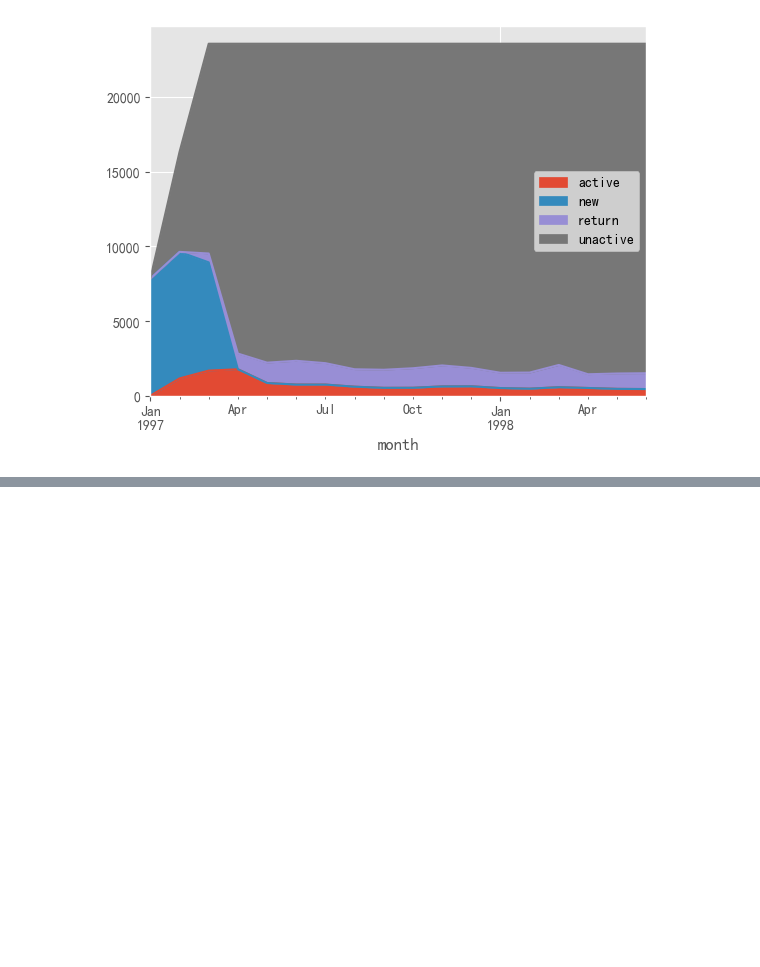
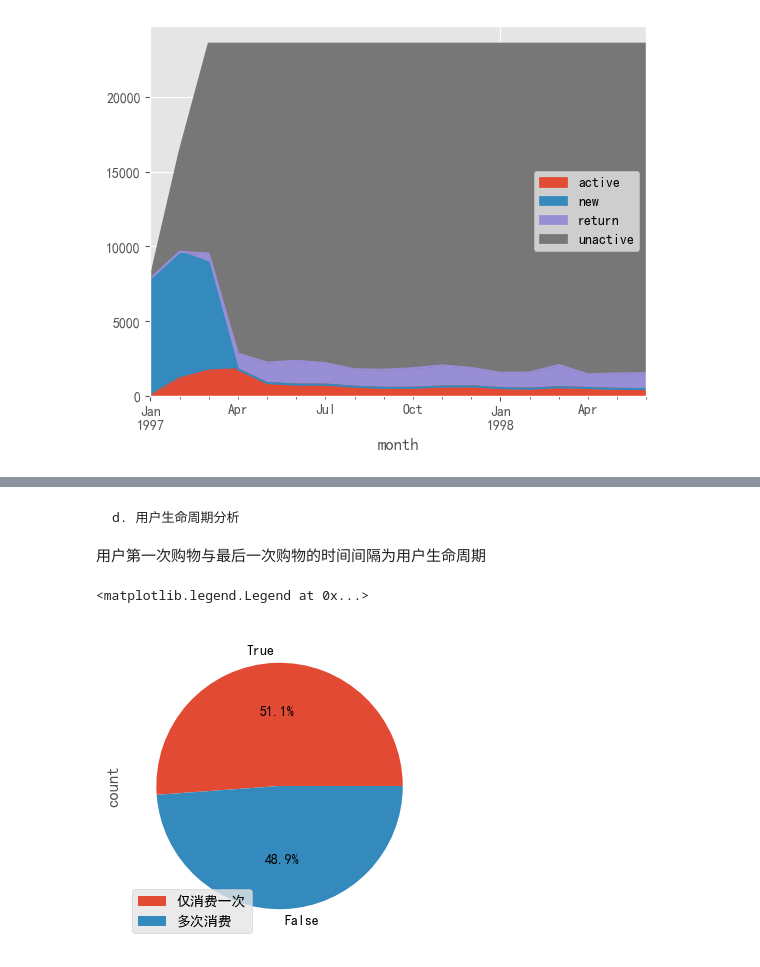
Before and after one commit to Fade-Smile/Basic-of-Data-Analyst, a Jupyter notebook: Project/3. User consumption behavior data analysis.ipynb, the cells around one changed output, grey strips where cells are left out. Cells and saved outputs as stored; diff of their text form; code cells hidden in the pictures; blank space fills up the shorter version.

```diff
--- a/Project/3. User consumption behavior data analysis.ipynb
+++ b/Project/3. User consumption behavior data analysis.ipynb
@@ -479,0 +542,14 @@ purchase_statues_ct.T.fillna(0).plot.area()         # .T 行列转换
+# %% [markdown]
+    d. 用户生命周期分析
+
+用户第一次购物与最后一次购物的时间间隔为用户生命周期
+# %%
+# 计算方式: 用户最后一次购买日期 - 第一次购买的日期.  如果 差值 == 0, 说明用户仅仅够买了一次
+
+user_life = df.groupby('user_id')['order_date'].agg(['min', 'max'])
+(user_life['max']==user_life['min']).value_counts().plot.pie(autopct='%1.1f%%',figsize=(18,4))   # 格式化成1位小数
+plt.legend(['仅消费一次', '多次消费'])
+# 一半以上的用户仅仅消费了一次，说明运营不利，留存率不好
+# %% [output]
+<matplotlib.legend.Legend at 0x...>
+[figure, added]
```
Also changed, not shown: parts of 9 cells of this notebook.
